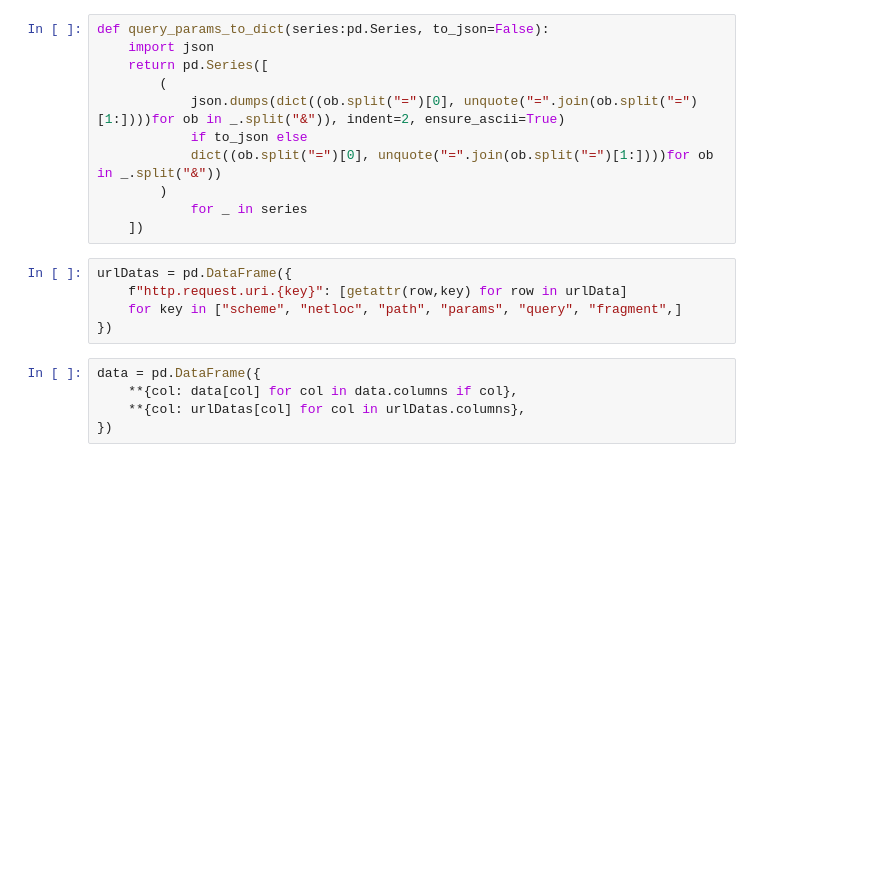
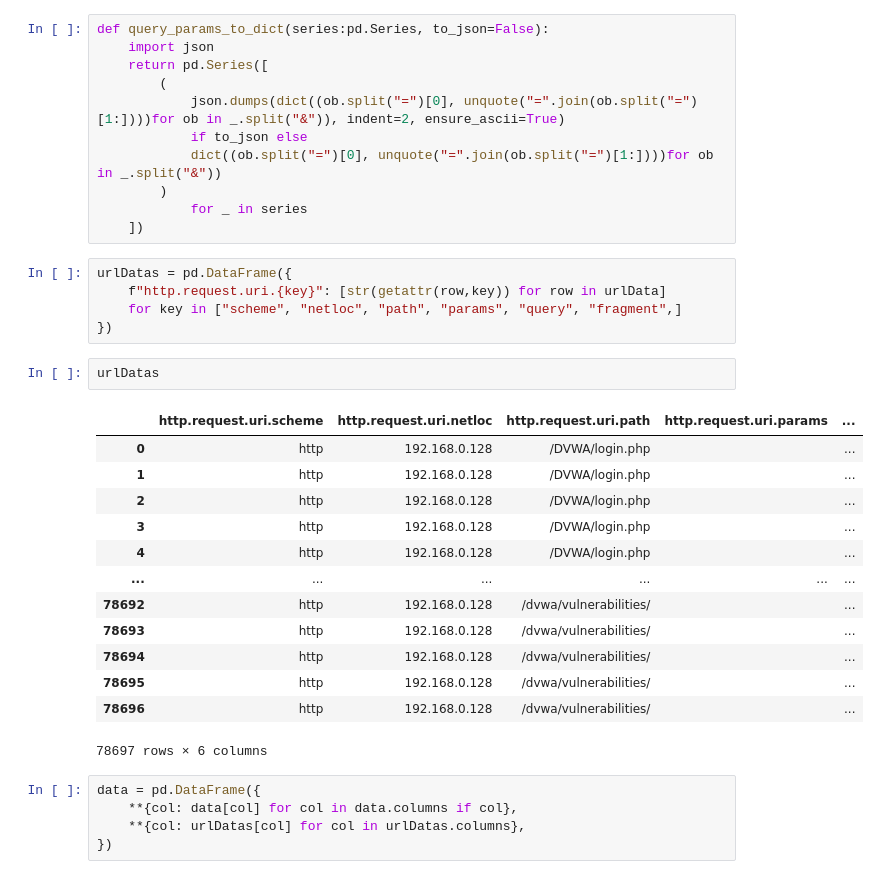
Before and after one commit to explainpark101/KU-ML-EndTerm-project, a Jupyter notebook: 02 preprocess-uri.ipynb, the cells around one changed output. Saved outputs shown, nothing was run; the diff lists cells and outputs as text; blank space fills up the shorter version.

```diff
--- a/02 preprocess-uri.ipynb
+++ b/02 preprocess-uri.ipynb
@@ -36,9 +75,25 @@ def query_params_to_dict(series:pd.Series, to_json=False):
     ])
 # %%
 urlDatas = pd.DataFrame({
-    f"http.request.uri.{key}": [getattr(row,key) for row in urlData]
+    f"http.request.uri.{key}": [str(getattr(row,key)) for row in urlData]
     for key in ["scheme", "netloc", "path", "params", "query", "fragment",]
 })
+# %%
+urlDatas
+# %% [output]
+|  | http.request.uri.scheme | http.request.uri.netloc | http.request.uri.path | http.request.uri.params | ... |
+| 0 | http | 192.168.0.128 | /DVWA/login.php |  | ... |
+| 1 | http | 192.168.0.128 | /DVWA/login.php |  | ... |
+| 2 | http | 192.168.0.128 | /DVWA/login.php |  | ... |
+| 3 | http | 192.168.0.128 | /DVWA/login.php |  | ... |
+| 4 | http | 192.168.0.128 | /DVWA/login.php |  | ... |
+| ... | ... | ... | ... | ... | ... |
+| 78692 | http | 192.168.0.128 | /dvwa/vulnerabilities/ |  | ... |
+| 78693 | http | 192.168.0.128 | /dvwa/vulnerabilities/ |  | ... |
+| 78694 | http | 192.168.0.128 | /dvwa/vulnerabilities/ |  | ... |
+| 78695 | http | 192.168.0.128 | /dvwa/vulnerabilities/ |  | ... |
+| 78696 | http | 192.168.0.128 | /dvwa/vulnerabilities/ |  | ... |
+78697 rows × 6 columns
 # %%
 data = pd.DataFrame({
     **{col: data[col] for col in data.columns if col},
```
Also changed, not shown: parts of 13 cells of this notebook, 4 other files.
